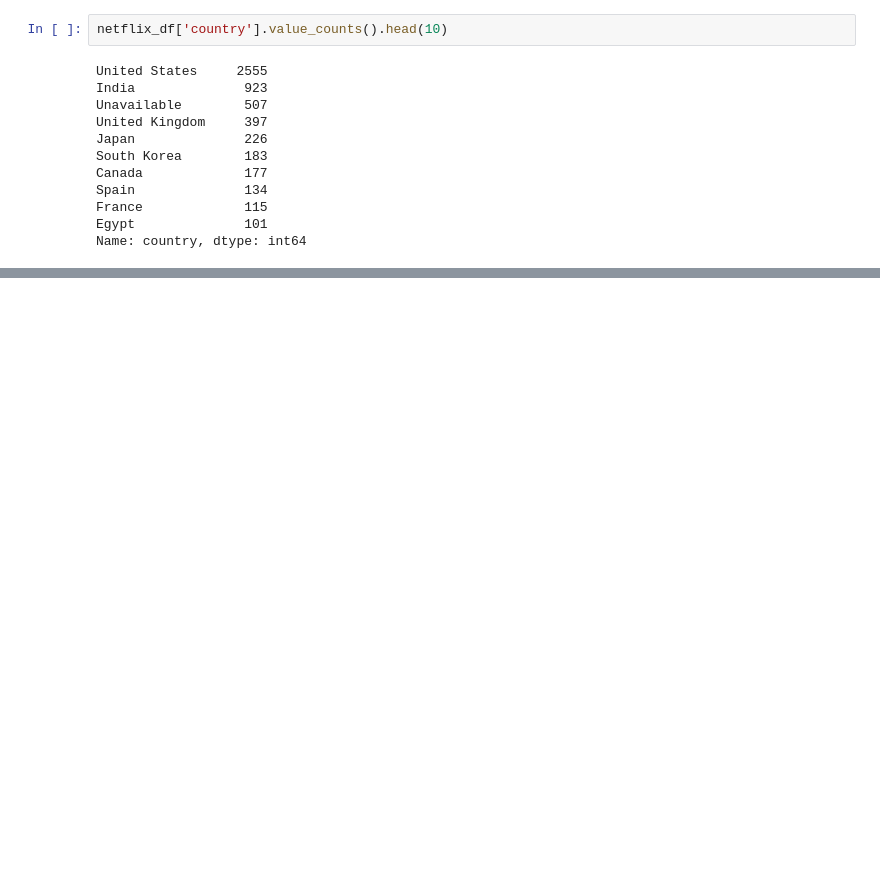
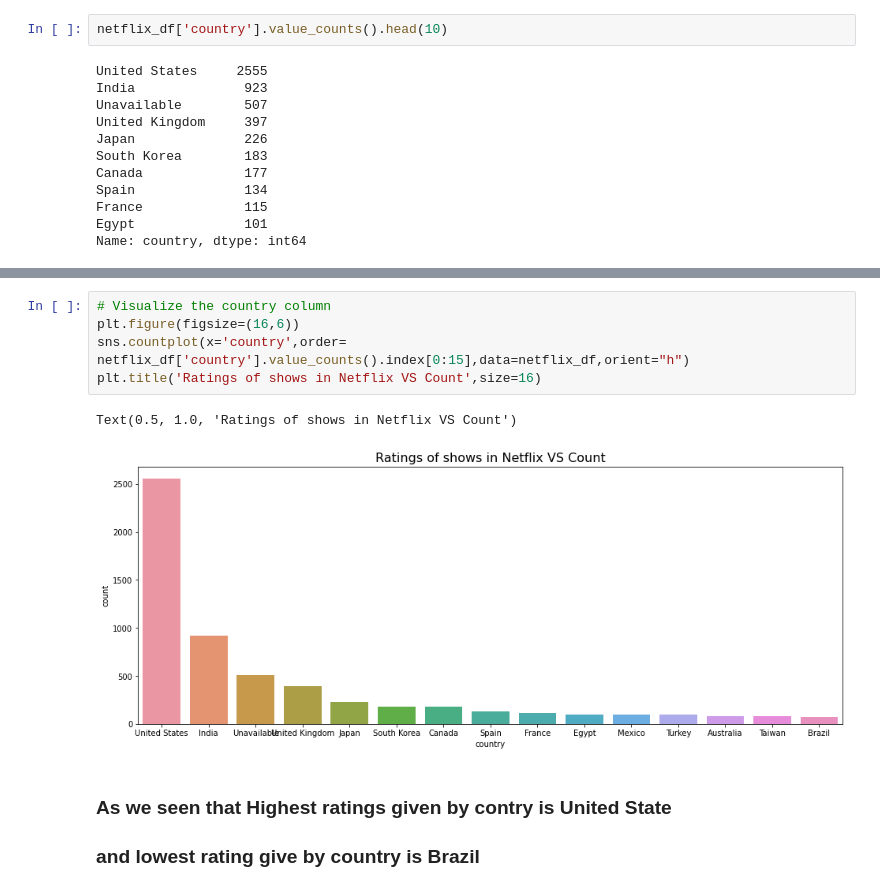
Before and after one commit to spradeepgit/NETFLIX-MOVIES-AND-TV-SHOWS-CLUSTERING, a Jupyter notebook: NETFLIX_MOVIES_AND_TV_SHOWS_CLUSTERING.ipynb, the cells around one changed output, grey strips where cells are left out. Cells and saved outputs as stored; diff of their text form; blank space fills up the shorter version.

```diff
--- a/NETFLIX_MOVIES_AND_TV_SHOWS_CLUSTERING.ipynb
+++ b/NETFLIX_MOVIES_AND_TV_SHOWS_CLUSTERING.ipynb
@@ -245,0 +268,11 @@ Text(0.5, 1.0, 'Top 10 Contries producing movie in Netflix')
+# %%
+# Visualize the country column
+plt.figure(figsize=(16,6))
+sns.countplot(x='country',order= netflix_df['country'].value_counts().index[0:15],data=netflix_df,orient="h")
+plt.title('Ratings of shows in Netflix VS Count',size=16)
+# %% [output]
+Text(0.5, 1.0, 'Ratings of shows in Netflix VS Count')
+[figure, added]
+# %% [markdown]
+### As we seen that Highest ratings given by contry is United State
+### and lowest rating give by country is Brazil
```
Also changed, not shown: parts of 10 cells of this notebook.
